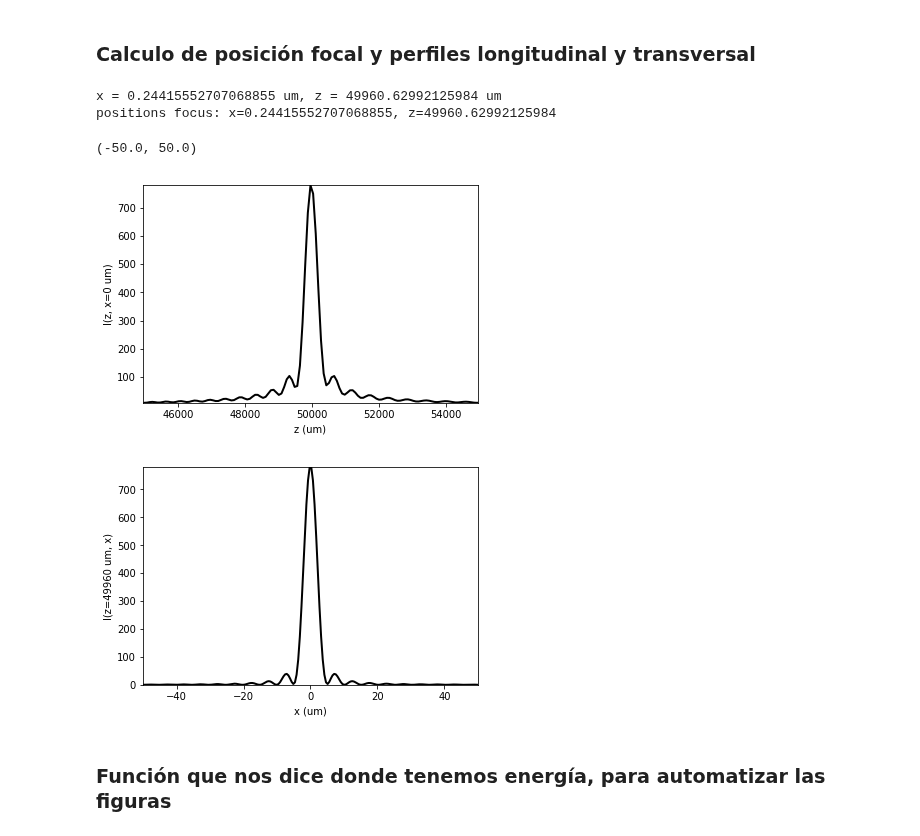
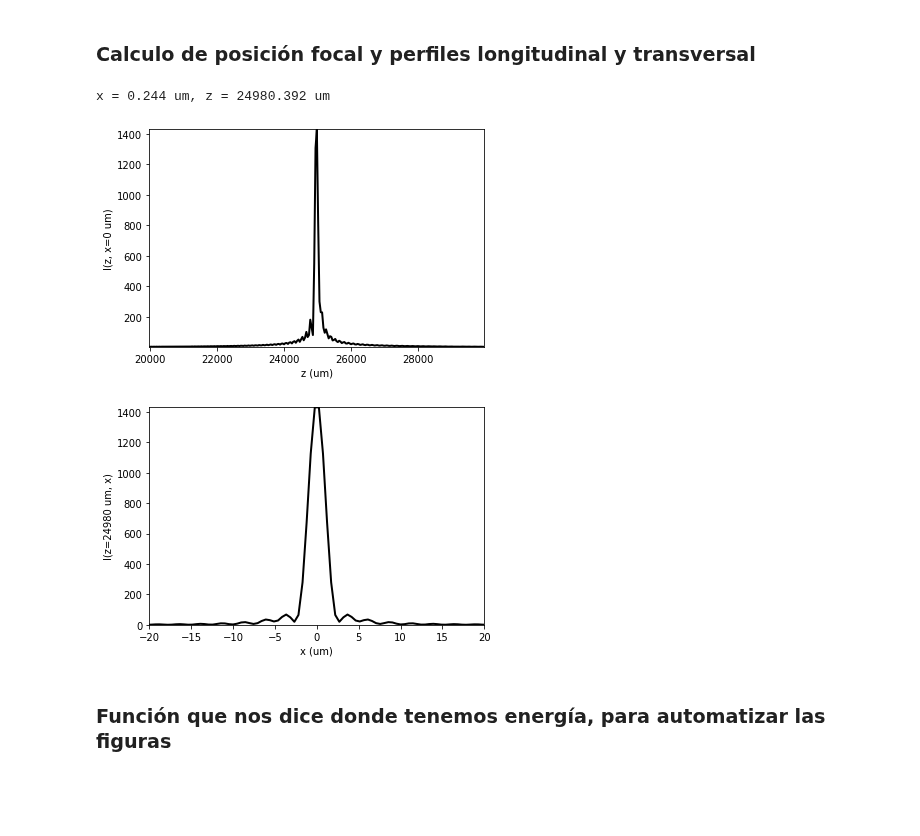
Before and after one commit to aocg-ucm/diffractio, a Jupyter notebook: docs/source/examples/to_process/ejemplo_MTF_lente_perfecta-con funciones en phyton_optics.ipynb, the cells around one changed output. Saved outputs shown, nothing was run; the diff lists cells and outputs as text; code cells hidden in the pictures; blank space fills up the shorter version.

```diff
--- a/docs/source/examples/to_process/ejemplo_MTF_lente_perfecta-con funciones en phyton_optics.ipynb
+++ b/docs/source/examples/to_process/ejemplo_MTF_lente_perfecta-con funciones en phyton_optics.ipynb
@@ -19,12 +14,12 @@ from diffractio.utils_optics import beam_width_1D, MTF_ideal, MTF_parameters
 # %%
 diameter_field = 8*mm
 wavelength=.405*um
-focal_lens=50*mm
+focal_lens=25*mm
 
 diameter_lens=4*mm
 rango_z=10*mm  #zona de observación cuando no voy directo al plano de la retina
 
-num_z=128
+num_z=256
 
 x0 = sp.linspace(-diameter_field/2, diameter_field/2, 1024*16)
 # %% [markdown]
@@ -124,18 +118,15 @@ plt.ylim(-500 * um, 500 * um)
 ### Calculo de posición focal y perfiles longitudinal y transversal
 # %%
 x_f, z_f = u3.search_focus()
-print("positions focus: x={}, z={}".format(x_f, z_f))
 u3.profile_longitudinal(x0=x_f, draw=True, filename='')
 plt.xlim(z_f-5*mm,z_f+5*mm)
 
 u3.profile_transversal(z0=z_f, draw=True, filename='')
-plt.xlim(-50*um, 50*um)
+plt.xlim(-20*um, 20*um);
 # %% [output]
-x = 0.24415552707068855 um, z = 49960.62992125984 um
-positions focus: x=0.24415552707068855, z=49960.62992125984
+x = 0.244 um, z = 24980.392 um
-(-50.0, 50.0)
-[figure, old version]
+[figure, new version]
-[figure, old version]
+[figure, new version]
 # %% [markdown]
 ### Función que nos dice donde tenemos energía, para automatizar las figuras
 # %%
```
Also changed, not shown: parts of 13 cells of this notebook, 7 other files.
